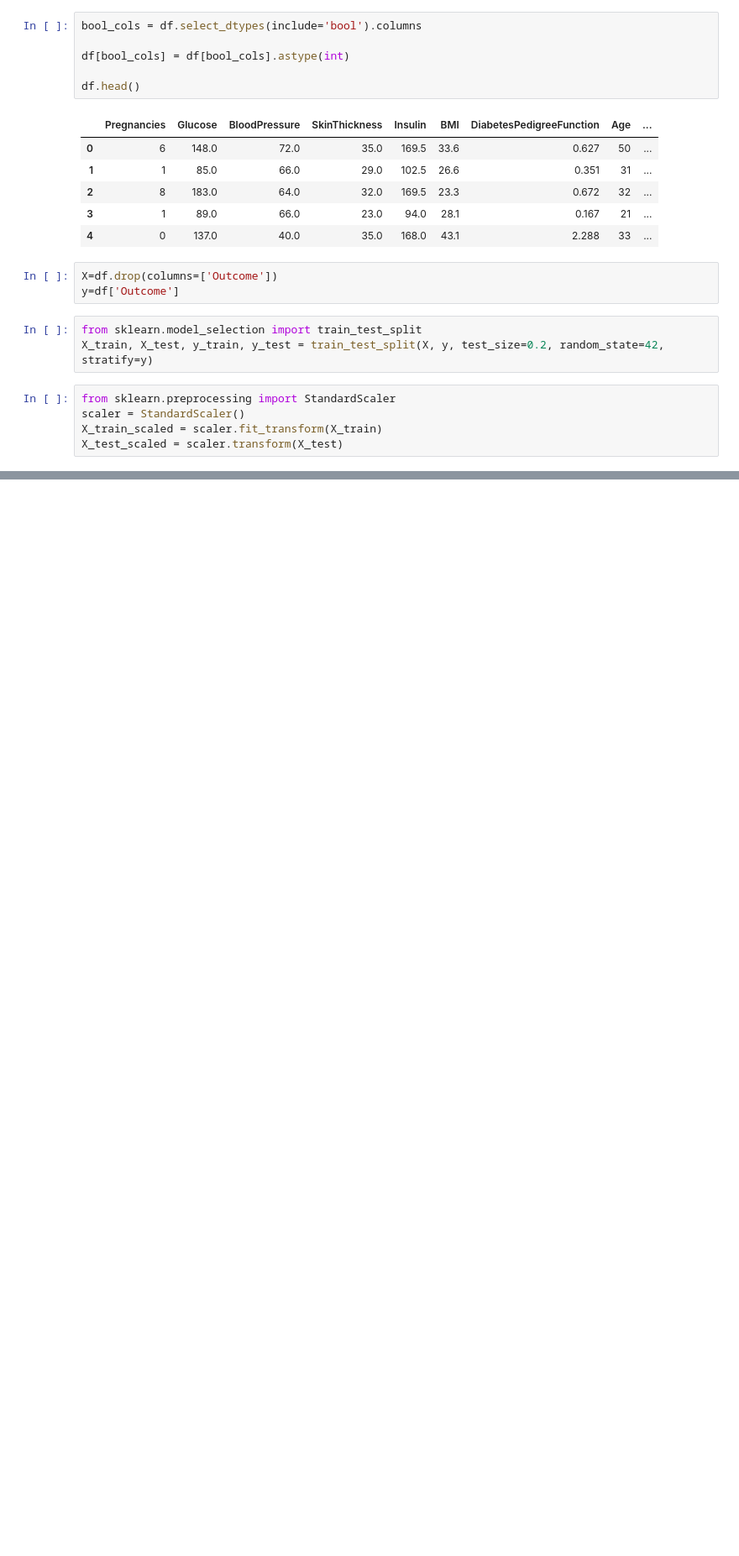
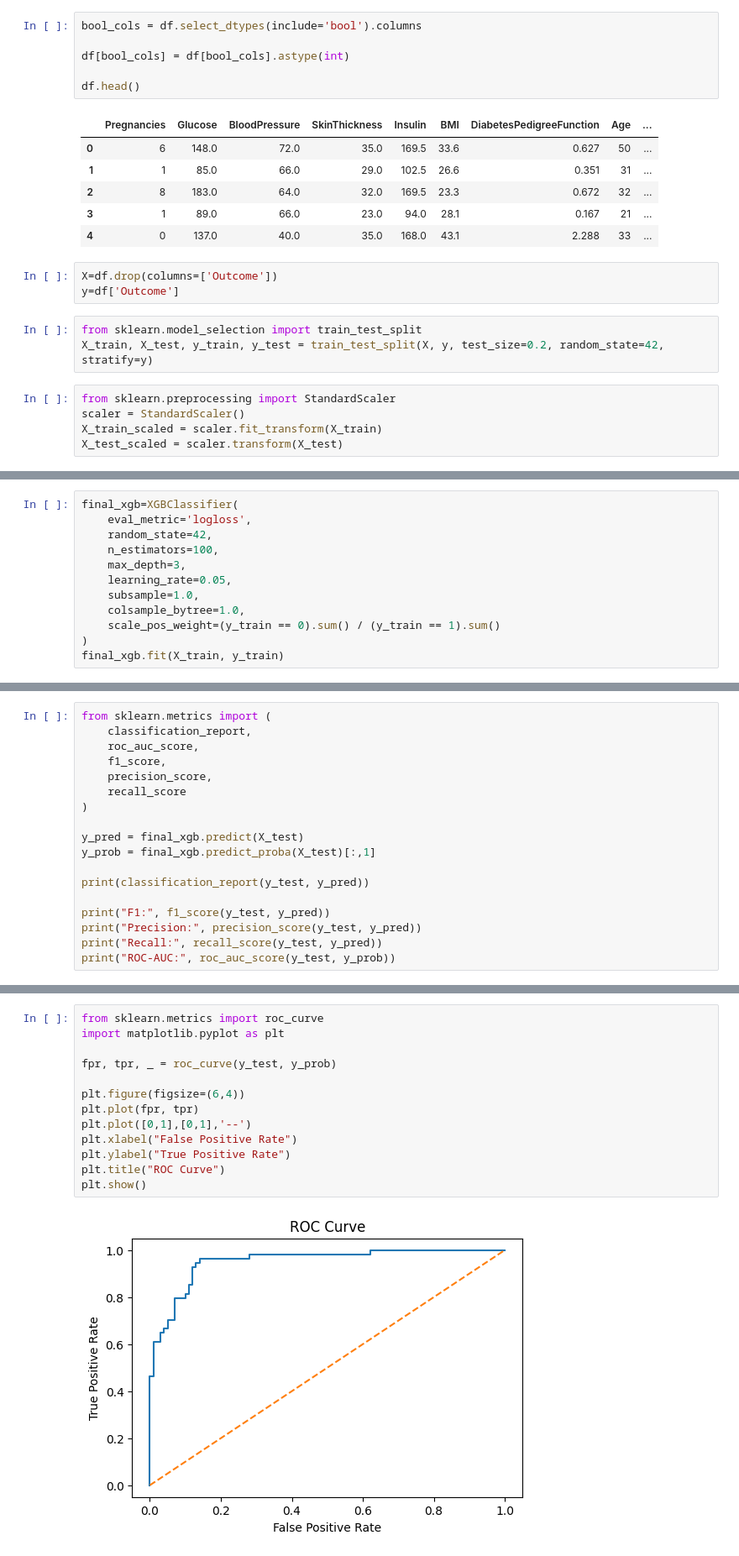
Before and after one commit to Soumya1709/Diabetes_Detection_Model, a Jupyter notebook: Diabetes.ipynb, the cells around one changed output, grey strips where cells are left out. Shown at 84% size. Saved outputs shown, nothing was run; the diff lists cells and outputs as text; blank space fills up the shorter version.

Commit message:
Done with model training,testing and SHAP explainability

```diff
--- a/Diabetes.ipynb
+++ b/Diabetes.ipynb
@@ -234,0 +309,12 @@ X_test_scaled = scaler.transform(X_test)
+# %%
+final_xgb=XGBClassifier(
+    eval_metric='logloss',
+    random_state=42,
+    n_estimators=100,
+    max_depth=3,
+    learning_rate=0.05,
+    subsample=1.0,
+    colsample_bytree=1.0,
+    scale_pos_weight=(y_train == 0).sum() / (y_train == 1).sum()
+)
+final_xgb.fit(X_train, y_train)
@@ -234,0 +334,18 @@ X_test_scaled = scaler.transform(X_test)
+# %%
+from sklearn.metrics import (
+    classification_report,
+    roc_auc_score,
+    f1_score,
+    precision_score,
+    recall_score
+)
+
+y_pred = final_xgb.predict(X_test)
+y_prob = final_xgb.predict_proba(X_test)[:,1]
+
+print(classification_report(y_test, y_pred))
+
+print("F1:", f1_score(y_test, y_pred))
+print("Precision:", precision_score(y_test, y_pred))
+print("Recall:", recall_score(y_test, y_pred))
+print("ROC-AUC:", roc_auc_score(y_test, y_prob))
@@ -234,0 +366,15 @@ X_test_scaled = scaler.transform(X_test)
+# %%
+from sklearn.metrics import roc_curve
+import matplotlib.pyplot as plt
+
+fpr, tpr, _ = roc_curve(y_test, y_prob)
+
+plt.figure(figsize=(6,4))
+plt.plot(fpr, tpr)
+plt.plot([0,1],[0,1],'--')
+plt.xlabel("False Positive Rate")
+plt.ylabel("True Positive Rate")
+plt.title("ROC Curve")
+plt.show()
+# %% [output]
+[figure, added]
```
Also changed, not shown: parts of 12 cells of this notebook, 2 other files.
